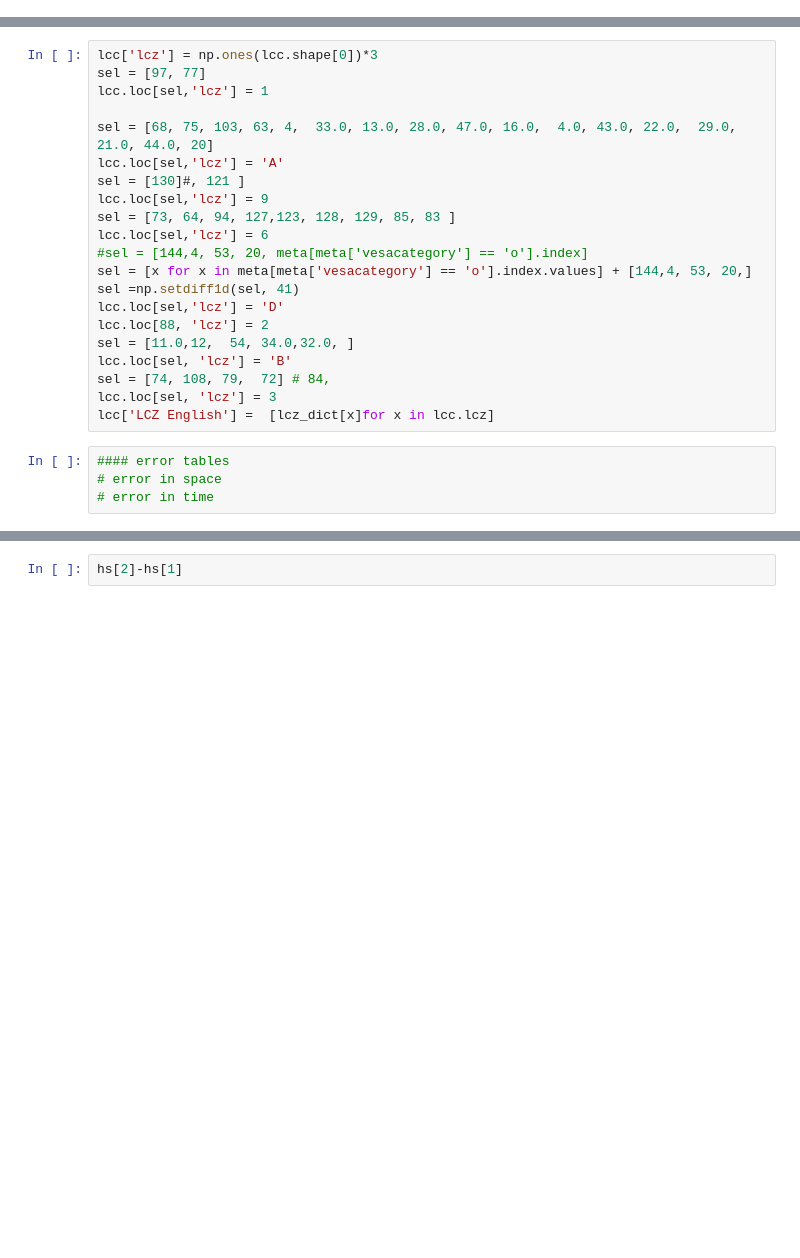
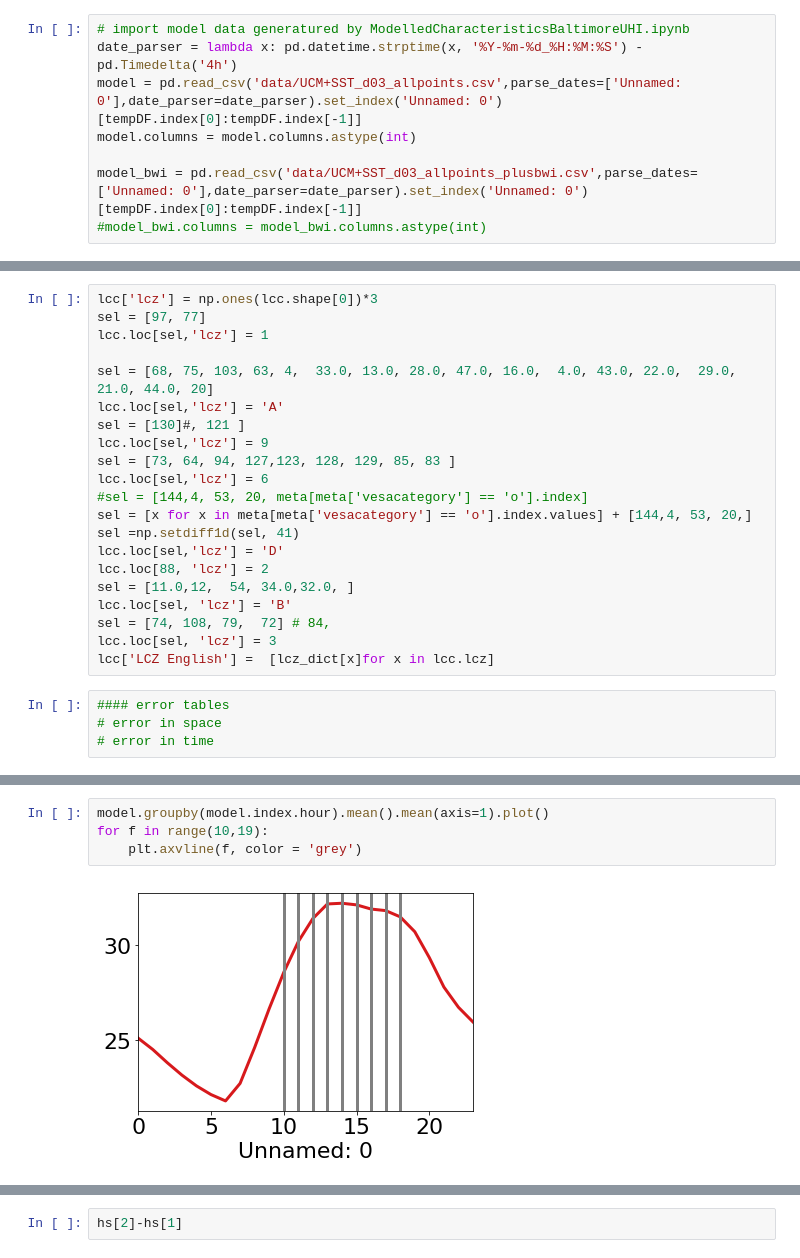
Before and after one commit to gottscott/finalthesischapter, a Jupyter notebook: PaperFigures.ipynb, the cells around one changed output, grey strips where cells are left out. Cells and saved outputs as stored; diff of their text form; blank space fills up the shorter version.

Commit message:
edited up to model diurnal

```diff
--- a/PaperFigures.ipynb
+++ b/PaperFigures.ipynb
@@ -105,3 +108,11 @@ the new syntax is .resample(...).first()
 | 130 | 28.0 | Deciduous Forest |
 | 32 | 23.0 | Developed, Open space |
 | 10 | 26.0 | Developed, High Intensity |
+# %%
+# import model data generatured by ModelledCharacteristicsBaltimoreUHI.ipynb
+date_parser = lambda x: pd.datetime.strptime(x, '%Y-%m-%d_%H:%M:%S') -pd.Timedelta('4h')
+model = pd.read_csv('data/UCM+SST_d03_allpoints.csv',parse_dates=['Unnamed: 0'],date_parser=date_parser).set_index('Unnamed: 0')[tempDF.index[0]:tempDF.index[-1]]
+model.columns = model.columns.astype(int)
+
+model_bwi = pd.read_csv('data/UCM+SST_d03_allpoints_plusbwi.csv',parse_dates=['Unnamed: 0'],date_parser=date_parser).set_index('Unnamed: 0')[tempDF.index[0]:tempDF.index[-1]]
+#model_bwi.columns = model_bwi.columns.astype(int)
@@ -708,0 +847,6 @@ plt.savefig('figures/diurnal.eps',bbox_inches='tight')
+# %%
+model.groupby(model.index.hour).mean().mean(axis=1).plot()
+for f in range(10,19):
+    plt.axvline(f, color = 'grey')
+# %% [output]
+[figure, added]
```
Also changed, not shown: parts of 25 cells of this notebook, 1 other file.
